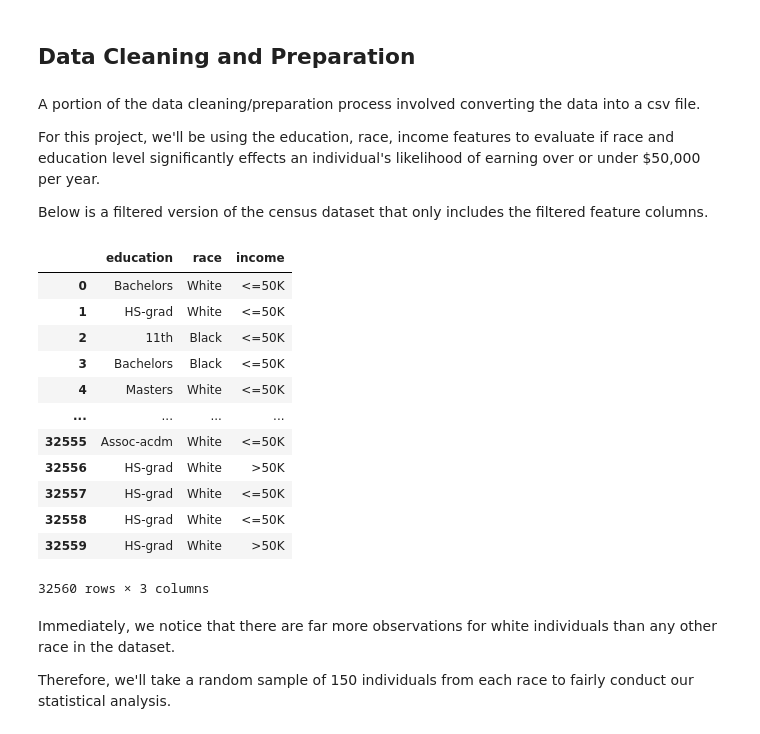
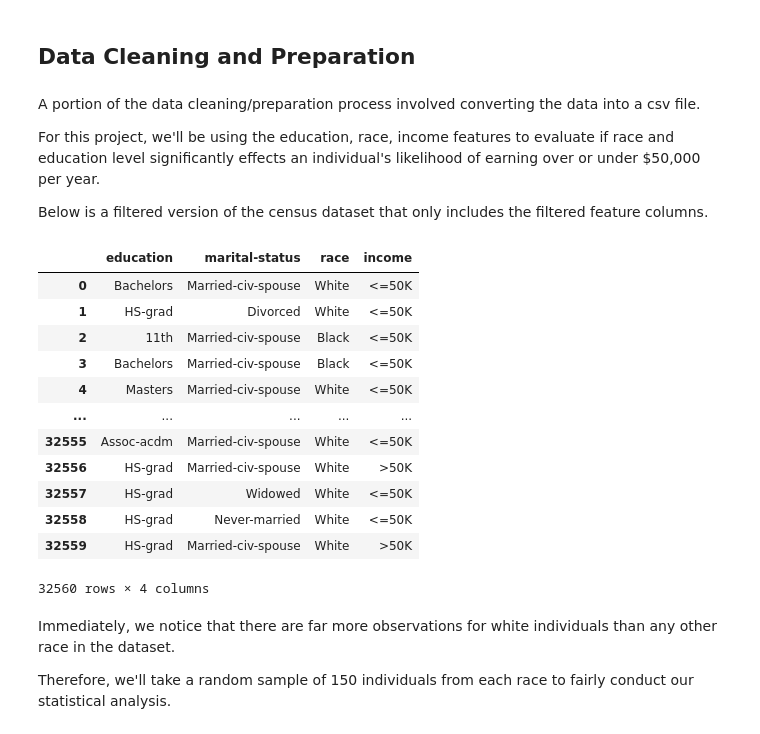
Before and after one commit to arin-deloatch/Census-Final-Project, a Jupyter notebook: src/census.ipynb, the cells around one changed output. Drawn from its saved outputs; the diff is of its cells as text; code cells hidden in the pictures.

```diff
--- a/src/census.ipynb
+++ b/src/census.ipynb
@@ -14,24 +16,30 @@ A portion of the data cleaning/preparation process involved converting the data
 
 For this project, we'll be using the education, race, income features to evaluate if race and education level significantly effects an individual's likelihood of earning over or under $50,000 per year.<br>
 
-Below is a filtered version of the census dataset that only includes the filtered feature columns.
+Below is a filtered version of the census dataset that only includes the filtered feature columns.<br>
-# %%
-data = pd.read_csv('census.csv', sep= ',', usecols=['race','education','income'])
-data
-# %% [output]
-|  | education | race | income |
-| 0 | Bachelors | White | <=50K |
-| 1 | HS-grad | White | <=50K |
-| 2 | 11th | Black | <=50K |
-| 3 | Bachelors | Black | <=50K |
-| 4 | Masters | White | <=50K |
-| ... | ... | ... | ... |
-| 32555 | Assoc-acdm | White | <=50K |
-| 32556 | HS-grad | White | >50K |
-| 32557 | HS-grad | White | <=50K |
-| 32558 | HS-grad | White | <=50K |
-| 32559 | HS-grad | White | >50K |
-32560 rows × 3 columns
+# %%
+# Reading in the census csv as a dataframe
+census = pd.read_csv('census.csv', usecols=['income','education','race','marital-status'])
+
+# The strip function was used because there was an extra white space in the race column
+census['race'] = census['race'].str.strip()
+census['income'] =  census['income'].str.strip()
+
+census
+# %% [output]
+|  | education | marital-status | race | income |
+| 0 | Bachelors | Married-civ-spouse | White | <=50K |
+| 1 | HS-grad | Divorced | White | <=50K |
+| 2 | 11th | Married-civ-spouse | Black | <=50K |
+| 3 | Bachelors | Married-civ-spouse | Black | <=50K |
+| 4 | Masters | Married-civ-spouse | White | <=50K |
+| ... | ... | ... | ... | ... |
+| 32555 | Assoc-acdm | Married-civ-spouse | White | <=50K |
+| 32556 | HS-grad | Married-civ-spouse | White | >50K |
+| 32557 | HS-grad | Widowed | White | <=50K |
+| 32558 | HS-grad | Never-married | White | <=50K |
+| 32559 | HS-grad | Married-civ-spouse | White | >50K |
+32560 rows × 4 columns
 # %% [markdown]
 Immediately, we notice that there are far more observations for white individuals than any other race in the dataset. <br>
 
```
Also changed, not shown: parts of 12 cells of this notebook.
